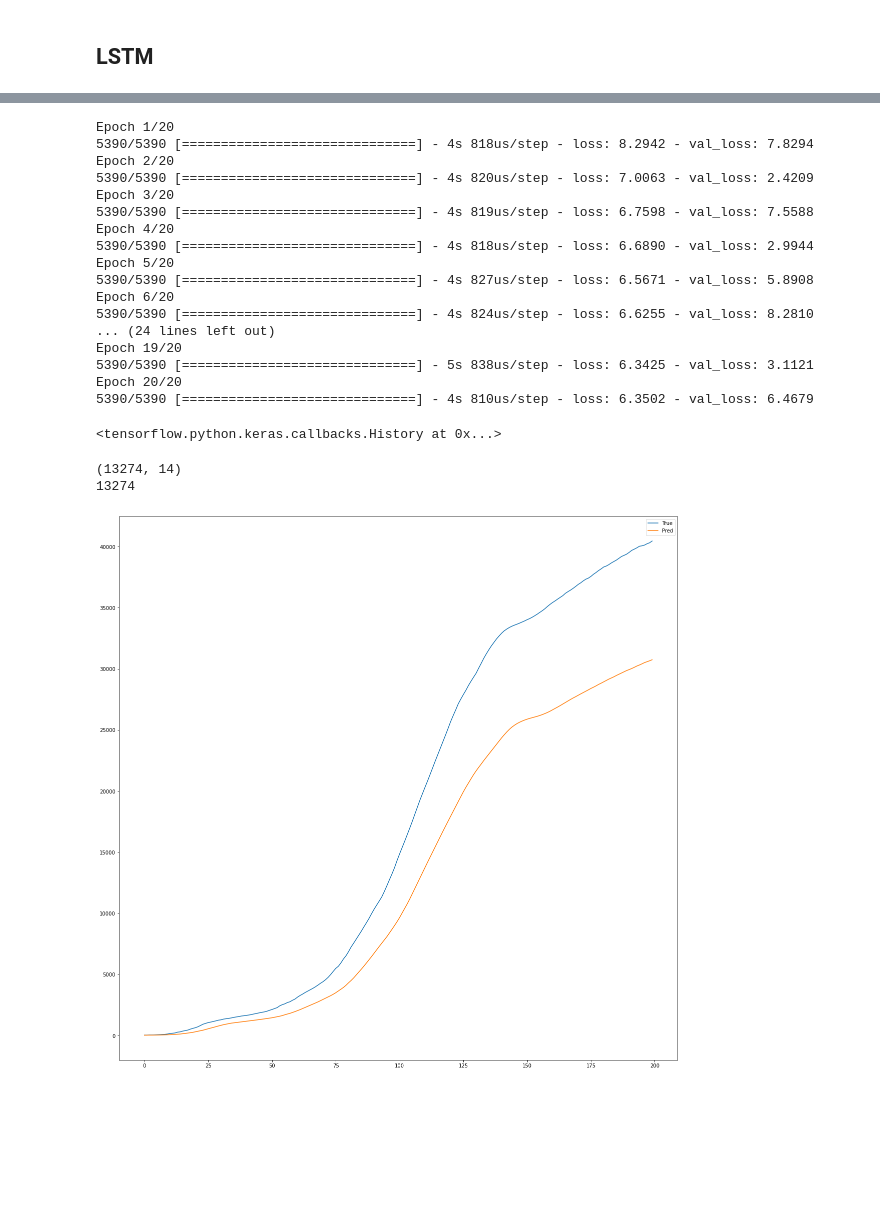
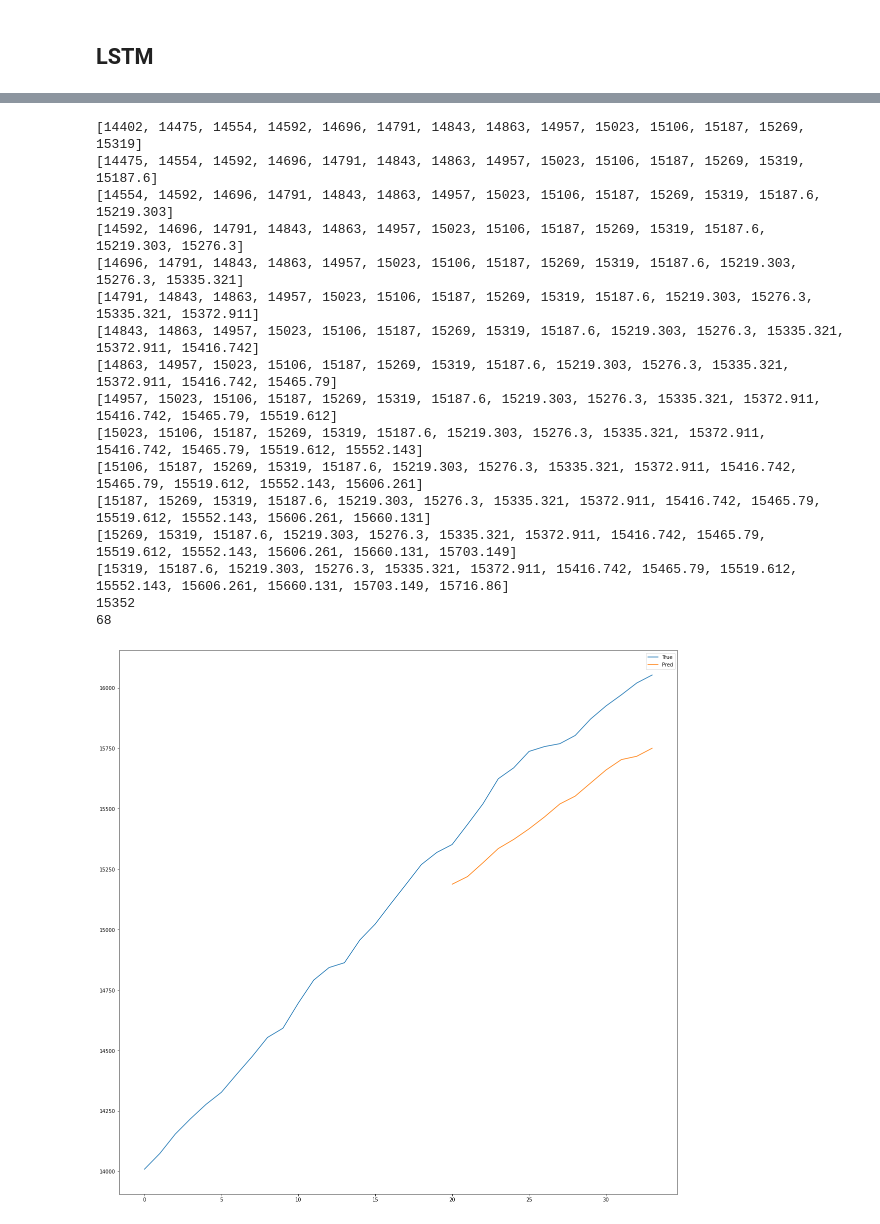
Before and after one commit to Jonrunar95/ID2221-Covid, a Jupyter notebook: LSTM.ipynb, the cells around one changed output, grey strips where cells are left out. Drawn from its saved outputs; the diff is of its cells as text; code cells hidden in the pictures; blank space fills up the shorter version.

```diff
--- a/LSTM.ipynb
+++ b/LSTM.ipynb
@@ -60,11 +60,13 @@ X = []
 y = []
 
 api = CovidAPI.API()
-#data = api.getDayOneCountry("Madagascar")
+data = api.getDayOneCountry("Madagascar")
 #data = api.getAllCountryCases()
+#print(data[1])
 
-for d in data:
-    X, y = getDataPoints(X, y, d)
+#for d in data:
+#    X, y = getDataPoints(X, y, d)
+X, y = getDataPoints(X, y, data)
 
 X = np.asarray(X)#.reshape((len(X), len(X[0]), 1))
 y = np.asarray(y)#.reshape((len(y), 1))
@@ -142,38 +187,44 @@ _________________________________________________________________
-# %%
-model.fit(X_train, y_train, batch_size=5, epochs=20,
-          validation_data=(X_test, y_test), shuffle=True)
-# %% [output]
-Epoch 1/20
-5390/5390 [==============================] - 4s 818us/step - loss: 8.2942 - val_loss: 7.8294
-Epoch 2/20
-5390/5390 [==============================] - 4s 820us/step - loss: 7.0063 - val_loss: 2.4209
-Epoch 3/20
-5390/5390 [==============================] - 4s 819us/step - loss: 6.7598 - val_loss: 7.5588
-Epoch 4/20
-5390/5390 [==============================] - 4s 818us/step - loss: 6.6890 - val_loss: 2.9944
-Epoch 5/20
-5390/5390 [==============================] - 4s 827us/step - loss: 6.5671 - val_loss: 5.8908
-Epoch 6/20
-5390/5390 [==============================] - 4s 824us/step - loss: 6.6255 - val_loss: 8.2810
-... (24 lines left out)
-Epoch 19/20
-5390/5390 [==============================] - 5s 838us/step - loss: 6.3425 - val_loss: 3.1121
-Epoch 20/20
-5390/5390 [==============================] - 4s 810us/step - loss: 6.3502 - val_loss: 6.4679
-<tensorflow.python.keras.callbacks.History at 0x...>
 # %%
-print(X_test.shape)
-y_pred = model.predict(X_test)
+point=20
+y_pred = []
+initX = X_test[point]
+model.predict(np.asarray(initX).reshape((1,14)))
+
+indx = 0
+for i in range(14):
+    newpred = []
+    for j in range(0+indx, 14):
+        newpred.append(initX[j])
+    for j in y_pred:
+        newpred.append(j)
+    indx += 1
+    y_pred.append(model.predict(np.asarray(newpred).reshape((1,14)))[0][0])
+    print(newpred)
+
+print(y_test[point])
 print(y_test.shape[0])
 
-n = 200
-splitP = 1670
+n = point + 14
 plt.figure(figsize=(20,20))
-plt.plot(np.arange(n), y_test[splitP:splitP+n], label="True")
-plt.plot(np.arange(n), y_pred[splitP:splitP+n], label="Pred")
+plt.plot(np.arange(0,n), y_test[0:n], label="True")
+plt.plot(np.arange(n-14,n), y_pred, label="Pred")
 plt.legend()
 plt.show()
 # %% [output]
-(13274, 14)
-13274
+[14402, 14475, 14554, 14592, 14696, 14791, 14843, 14863, 14957, 15023, 15106, 15187, 15269, 15319]
+[14475, 14554, 14592, 14696, 14791, 14843, 14863, 14957, 15023, 15106, 15187, 15269, 15319, 15187.6]
+[14554, 14592, 14696, 14791, 14843, 14863, 14957, 15023, 15106, 15187, 15269, 15319, 15187.6, 15219.303]
+[14592, 14696, 14791, 14843, 14863, 14957, 15023, 15106, 15187, 15269, 15319, 15187.6, 15219.303, 15276.3]
+[14696, 14791, 14843, 14863, 14957, 15023, 15106, 15187, 15269, 15319, 15187.6, 15219.303, 15276.3, 15335.321]
+[14791, 14843, 14863, 14957, 15023, 15106, 15187, 15269, 15319, 15187.6, 15219.303, 15276.3, 15335.321, 15372.911]
+[14843, 14863, 14957, 15023, 15106, 15187, 15269, 15319, 15187.6, 15219.303, 15276.3, 15335.321, 15372.911, 15416.742]
+[14863, 14957, 15023, 15106, 15187, 15269, 15319, 15187.6, 15219.303, 15276.3, 15335.321, 15372.911, 15416.742, 15465.79]
+[14957, 15023, 15106, 15187, 15269, 15319, 15187.6, 15219.303, 15276.3, 15335.321, 15372.911, 15416.742, 15465.79, 15519.612]
+[15023, 15106, 15187, 15269, 15319, 15187.6, 15219.303, 15276.3, 15335.321, 15372.911, 15416.742, 15465.79, 15519.612, 15552.143]
+[15106, 15187, 15269, 15319, 15187.6, 15219.303, 15276.3, 15335.321, 15372.911, 15416.742, 15465.79, 15519.612, 15552.143, 15606.261]
+[15187, 15269, 15319, 15187.6, 15219.303, 15276.3, 15335.321, 15372.911, 15416.742, 15465.79, 15519.612, 15552.143, 15606.261, 15660.131]
+[15269, 15319, 15187.6, 15219.303, 15276.3, 15335.321, 15372.911, 15416.742, 15465.79, 15519.612, 15552.143, 15606.261, 15660.131, 15703.149]
+[15319, 15187.6, 15219.303, 15276.3, 15335.321, 15372.911, 15416.742, 15465.79, 15519.612, 15552.143, 15606.261, 15660.131, 15703.149, 15716.86]
+15352
+68
-[figure, old version]
+[figure, new version]
```
Also changed, not shown: parts of 5 cells of this notebook.
